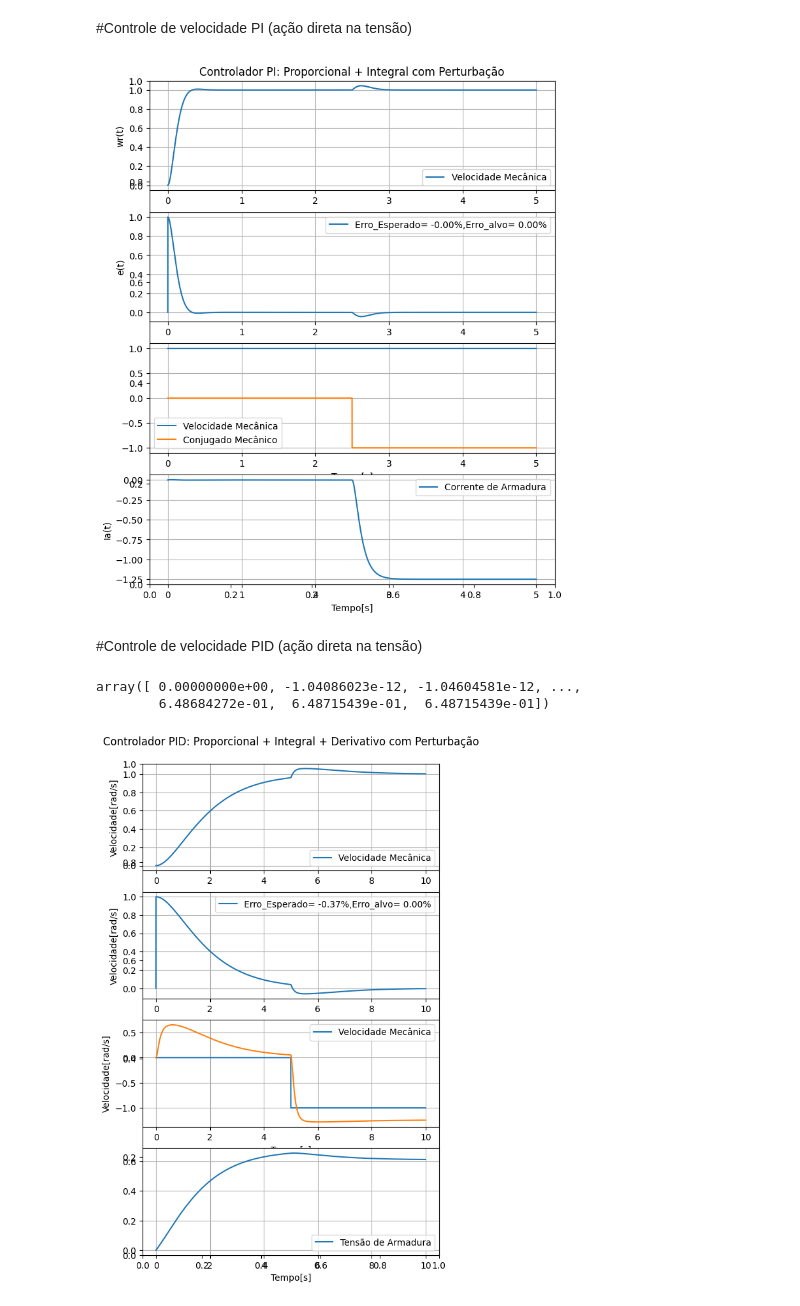
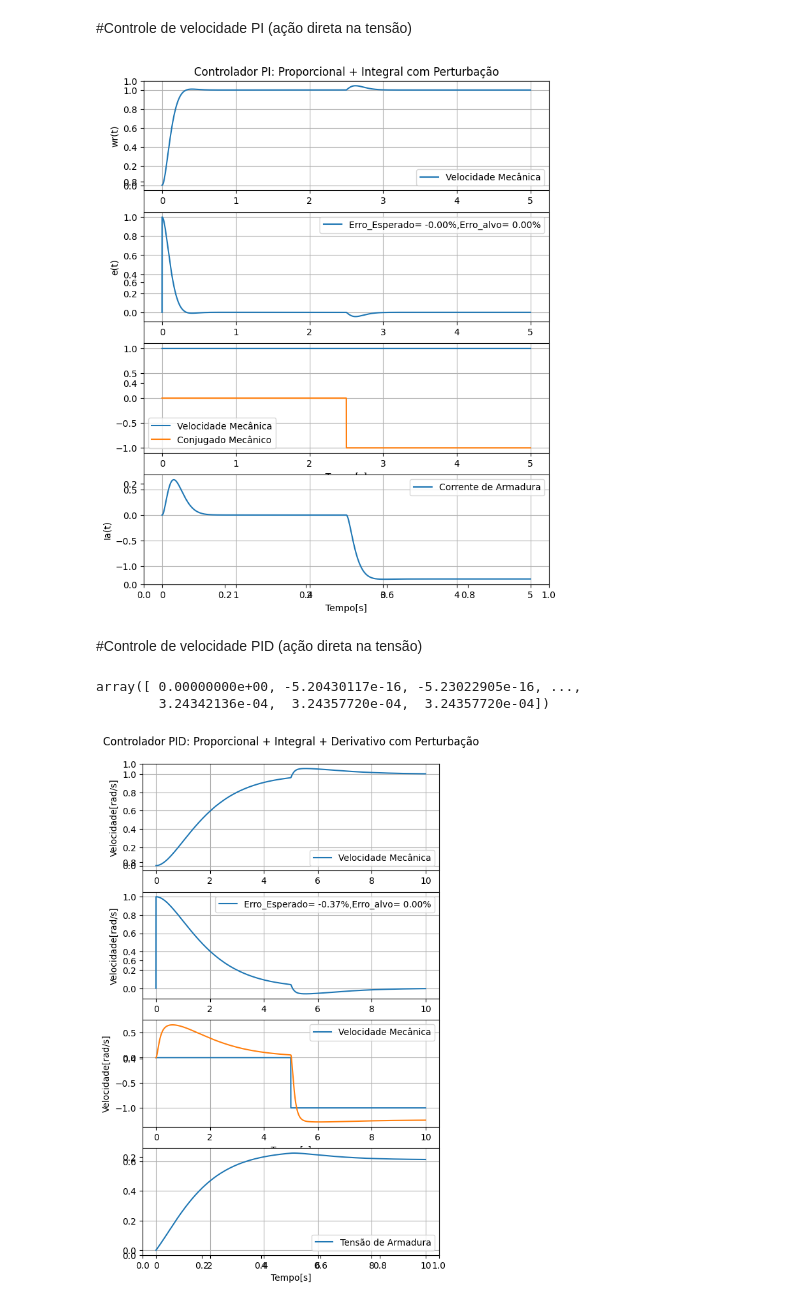
Before and after one commit to valmyr/AcionamentosEletricos_2025.1, a Jupyter notebook: AcionamentosTarefa1.ipynb, the cells around one changed output. Cells and saved outputs as stored; diff of their text form; code cells hidden in the pictures.

```diff
--- a/AcionamentosTarefa1.ipynb
+++ b/AcionamentosTarefa1.ipynb
@@ -320,8 +320,8 @@ Erro_Wr = np.zeros(n_pontos)
 # va = E(Kp+Ki/s) ; va = e(t)*Kp+integral e(t)
 for i in range(n_pontos-1):
   # Cálculo de va(t)
-  dva[i] =  (wr_ref[i]-(wr_va[i]+wr_cm[i]))
-  va[i] = Kp*h*dva[i]+Ki*va[i]
+  dva[i+1] =  dva[i]+h*(wr_ref[i]-(wr_va[i]+wr_cm[i]))
+  va[i] = Kp*dva[i]+Ki*va[i]
 
   #Contribuição de va em ia:
   x2_ia_por_va[i+1] = x2_ia_por_va[i]+(h/(T1*T2))*(-x1_ia_por_va[i]-(T1+T2)*x2_ia_por_va[i]+Ka*va[i])
@@ -344,41 +344,41 @@ for i in range(n_pontos-1):
   wr_cm[i+1] =  x1_wr_por_cm[i]+Tw*x2_wr_por_cm[i]
 ia = ia_cm+ia_va
 wr = wr_cm+wr_va
 # ea= kc*fe_non*ia
 plt.figure(figsize=(8,10))
 plt.title("Controlador PI: Proporcional + Integral com Perturbação")
 plt.subplot(4,1,1)
 plt.grid(True)
 plt.plot(t,wr)
 plt.legend(["Velocidade Mecânica"])
 plt.ylabel("wr(t)")
 plt.subplot(4,1,2)
 plt.grid(True)
 plt.plot(t,Erro_Wr)
 plt.legend([f"Erro_Esperado= {100*max(wr_ref[n_pontos-1:]-wr[n_pontos-1:]):.2f}%,Erro_alvo= {E_tolerado*100:.2f}%"])
 plt.ylabel("e(t)")
 plt.subplot(4,1,3)
 plt.grid(True)
 plt.plot(t,wr_ref)
 plt.plot(t,cm)
 plt.legend(["Velocidade Mecânica","Conjugado Mecânico"])
 plt.xlabel("Tempo[s]")
 plt.subplot(4,1,4)
 plt.plot(t,ia)
 plt.legend(["Corrente de Armadura"])
 plt.ylabel("Ia(t)")
 plt.xlabel("Tempo[s]")
 plt.grid(True)
 plt.show()
 # %% [output]
-[figure, old version]
+[figure, new version]
 # %% [markdown]
 #Controle de velocidade PID (ação direta na tensão)
 # %%
 va[::-1]
 # %% [output]
-array([ 0.00000000e+00, -1.04086023e-12, -1.04604581e-12, ...,
-        6.48684272e-01,  6.48715439e-01,  6.48715439e-01])
+array([ 0.00000000e+00, -5.20430117e-16, -5.23022905e-16, ...,
+        3.24342136e-04,  3.24357720e-04,  3.24357720e-04])
 # %%
 E_tolerado = 0
 sf =-1
```
